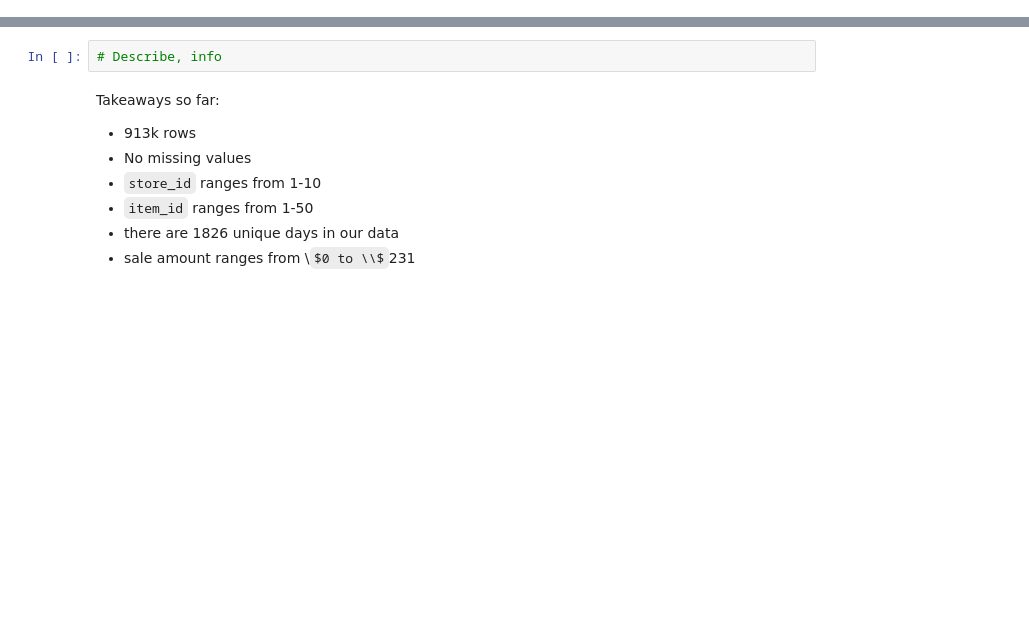
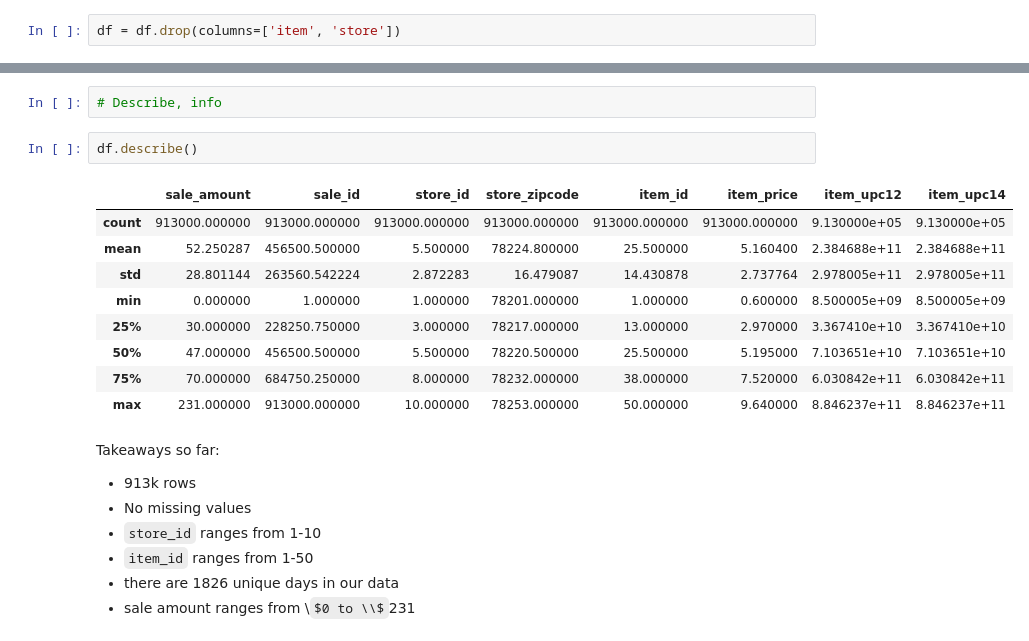
Before and after one commit to CodeupClassroom/florence-time-series-exercises, a Jupyter notebook: prepare_lesson.ipynb, the cells around one changed output, grey strips where cells are left out. Cells and saved outputs as stored; diff of their text form; some formulas as TeX source; blank space fills up the shorter version.

```diff
--- a/prepare_lesson.ipynb
+++ b/prepare_lesson.ipynb
@@ -28,0 +33,2 @@ df.head(2)
+# %%
+df = df.drop(columns=['item', 'store'])
@@ -59,5 +121,17 @@ df.sale_date.min(), df.sale_date.max()
 # %%
 # Describe, info
+# %%
+df.describe()
+# %% [output]
+|  | sale_amount | sale_id | store_id | store_zipcode | item_id | item_price | item_upc12 | item_upc14 |
+| count | 913000.000000 | 913000.000000 | 913000.000000 | 913000.000000 | 913000.000000 | 913000.000000 | 9.130000e+05 | 9.130000e+05 |
+| mean | 52.250287 | 456500.500000 | 5.500000 | 78224.800000 | 25.500000 | 5.160400 | 2.384688e+11 | 2.384688e+11 |
+| std | 28.801144 | 263560.542224 | 2.872283 | 16.479087 | 14.430878 | 2.737764 | 2.978005e+11 | 2.978005e+11 |
+| min | 0.000000 | 1.000000 | 1.000000 | 78201.000000 | 1.000000 | 0.600000 | 8.500005e+09 | 8.500005e+09 |
+| 25% | 30.000000 | 228250.750000 | 3.000000 | 78217.000000 | 13.000000 | 2.970000 | 3.367410e+10 | 3.367410e+10 |
+| 50% | 47.000000 | 456500.500000 | 5.500000 | 78220.500000 | 25.500000 | 5.195000 | 7.103651e+10 | 7.103651e+10 |
+| 75% | 70.000000 | 684750.250000 | 8.000000 | 78232.000000 | 38.000000 | 7.520000 | 6.030842e+11 | 6.030842e+11 |
+| max | 231.000000 | 913000.000000 | 10.000000 | 78253.000000 | 50.000000 | 9.640000 | 8.846237e+11 | 8.846237e+11 |
 # %% [markdown]
 Takeaways so far:
 
```
Also changed, not shown: parts of 27 cells of this notebook.
